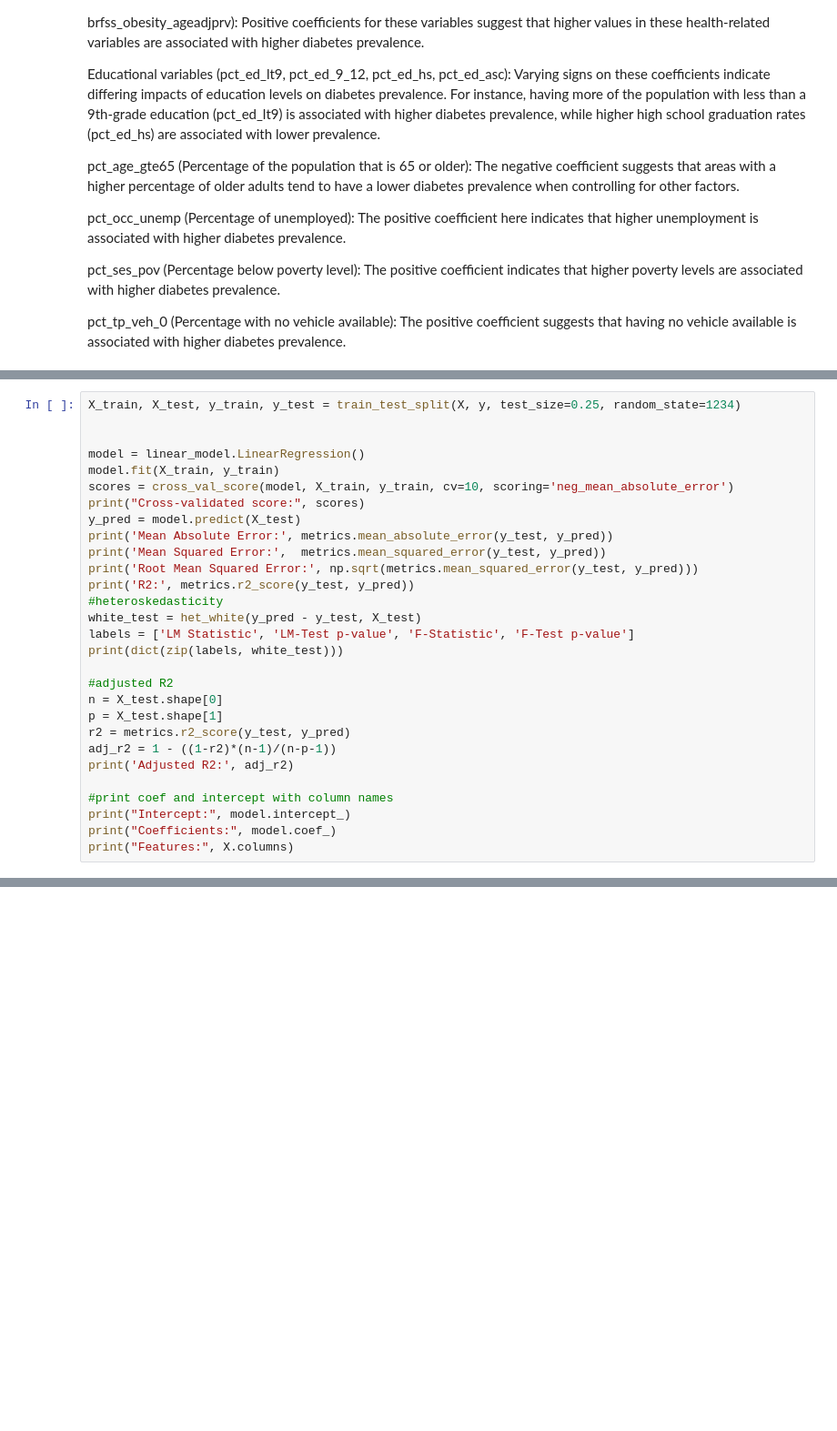
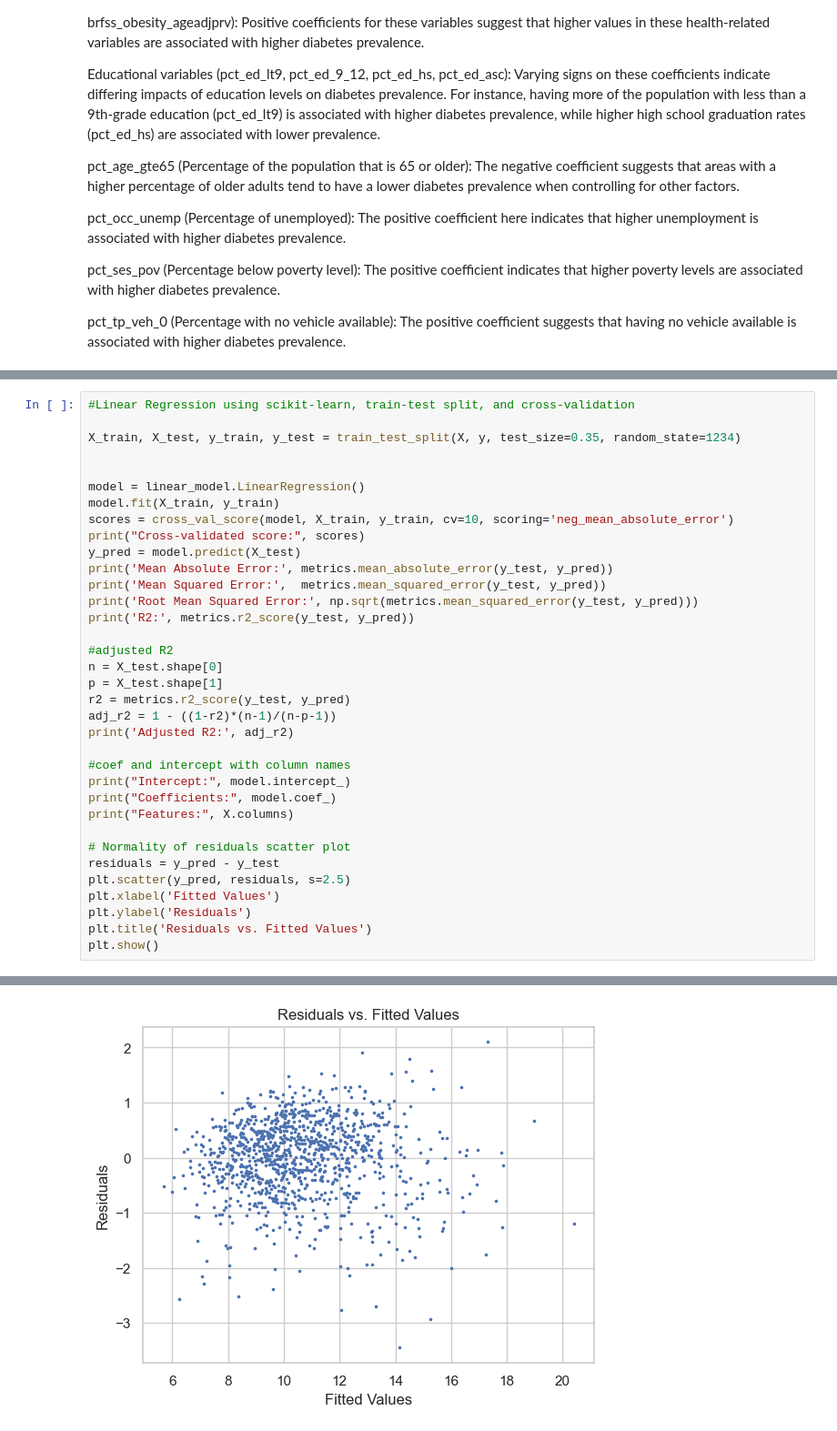
Before and after one commit to mfarme/eHealthEquity, a Jupyter notebook: Research/Analysis/RQ1 Analysis.ipynb, the cells around one changed output, grey strips where cells are left out. Shown at 91% size. Cells and saved outputs as stored; diff of their text form; blank space fills up the shorter version.

```diff
--- a/Research/Analysis/RQ1 Analysis.ipynb
+++ b/Research/Analysis/RQ1 Analysis.ipynb
@@ -272,5 +293,7 @@ pct_tp_veh_0             0.0250   0.0031   8.0055 0.0000  0.0189  0.0311
 # %%
-X_train, X_test, y_train, y_test = train_test_split(X, y, test_size=0.25, random_state=1234)
+#Linear Regression using scikit-learn, train-test split, and cross-validation
+
+X_train, X_test, y_train, y_test = train_test_split(X, y, test_size=0.35, random_state=1234)
 
 
 model = linear_model.LinearRegression()
@@ -282,10 +305,6 @@ print('Mean Absolute Error:', metrics.mean_absolute_error(y_test, y_pred))
 print('Mean Squared Error:',  metrics.mean_squared_error(y_test, y_pred))
 print('Root Mean Squared Error:', np.sqrt(metrics.mean_squared_error(y_test, y_pred)))
 print('R2:', metrics.r2_score(y_test, y_pred))
-#heteroskedasticity
-white_test = het_white(y_pred - y_test, X_test)
-labels = ['LM Statistic', 'LM-Test p-value', 'F-Statistic', 'F-Test p-value']
-print(dict(zip(labels, white_test)))
 
 #adjusted R2
 n = X_test.shape[0]
@@ -294,8 +313,16 @@ r2 = metrics.r2_score(y_test, y_pred)
 adj_r2 = 1 - ((1-r2)*(n-1)/(n-p-1))
 print('Adjusted R2:', adj_r2)
 
-#print coef and intercept with column names
+#coef and intercept with column names
 print("Intercept:", model.intercept_)
 print("Coefficients:", model.coef_)
 print("Features:", X.columns)
+
+# Normality of residuals scatter plot
+residuals = y_pred - y_test
+plt.scatter(y_pred, residuals, s=2.5)
+plt.xlabel('Fitted Values')
+plt.ylabel('Residuals')
+plt.title('Residuals vs. Fitted Values')
+plt.show()
 # %% [output]
@@ -314,7 +341,8 @@ Coefficients: [[ 0.         -0.02713594  0.1118216   0.06215233  0.07352056  0.1
 Features: Index(['Intercept', 'pct_dg_bb_int', 'brfss_access2_ageadjprv',
        'brfss_checkup_ageadjprv', 'brfss_mhlth_ageadjprv',
        'brfss_obesity_ageadjprv', 'pct_ed_lt9', 'pct_ed_9_12', 'pct_ed_hs',
        'pct_ed_asc', 'pct_age_gte65', 'pct_occ_unemp', 'pct_ses_pov',
        'pct_tp_veh_0'],
       dtype='object')
+[figure, added]
 # %%
```
Also changed, not shown: parts of 7 cells of this notebook, 1 other file.
